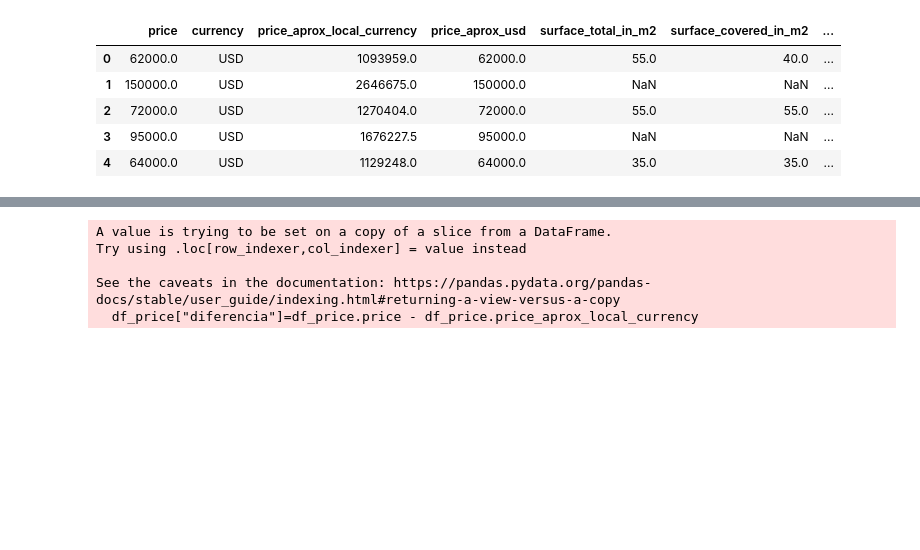
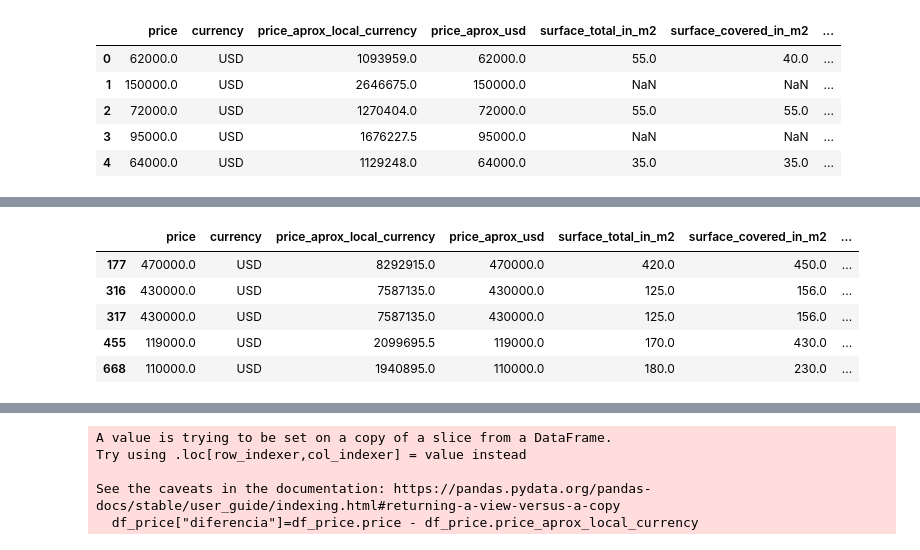
Before and after one commit to fbenitezpiloni/dh_tp_grupo_13, a Jupyter notebook: TP1/TP1_DH.ipynb, the cells around one changed output, grey strips where cells are left out. Drawn from its saved outputs; the diff is of its cells as text; code cells hidden in the pictures; blank space fills up the shorter version.

```diff
--- a/TP1/TP1_DH.ipynb
+++ b/TP1/TP1_DH.ipynb
@@ -345,0 +358,13 @@ df_price[df_price_USD]#DF con la mascara
+# %%
+df_usd=df_price[df_price_USD]
+
+df_usd2=df_usd[(df_usd.surface_total_in_m2<df_usd.surface_covered_in_m2)]
+
+df_usd2.head(5)
+# %% [output]
+|  | price | currency | price_aprox_local_currency | price_aprox_usd | surface_total_in_m2 | surface_covered_in_m2 | ... |
+| 177 | 470000.0 | USD | 8292915.0 | 470000.0 | 420.0 | 450.0 | ... |
+| 316 | 430000.0 | USD | 7587135.0 | 430000.0 | 125.0 | 156.0 | ... |
+| 317 | 430000.0 | USD | 7587135.0 | 430000.0 | 125.0 | 156.0 | ... |
+| 455 | 119000.0 | USD | 2099695.5 | 119000.0 | 170.0 | 430.0 | ... |
+| 668 | 110000.0 | USD | 1940895.0 | 110000.0 | 180.0 | 230.0 | ... |
```
Also changed, not shown: parts of 13 cells of this notebook.
